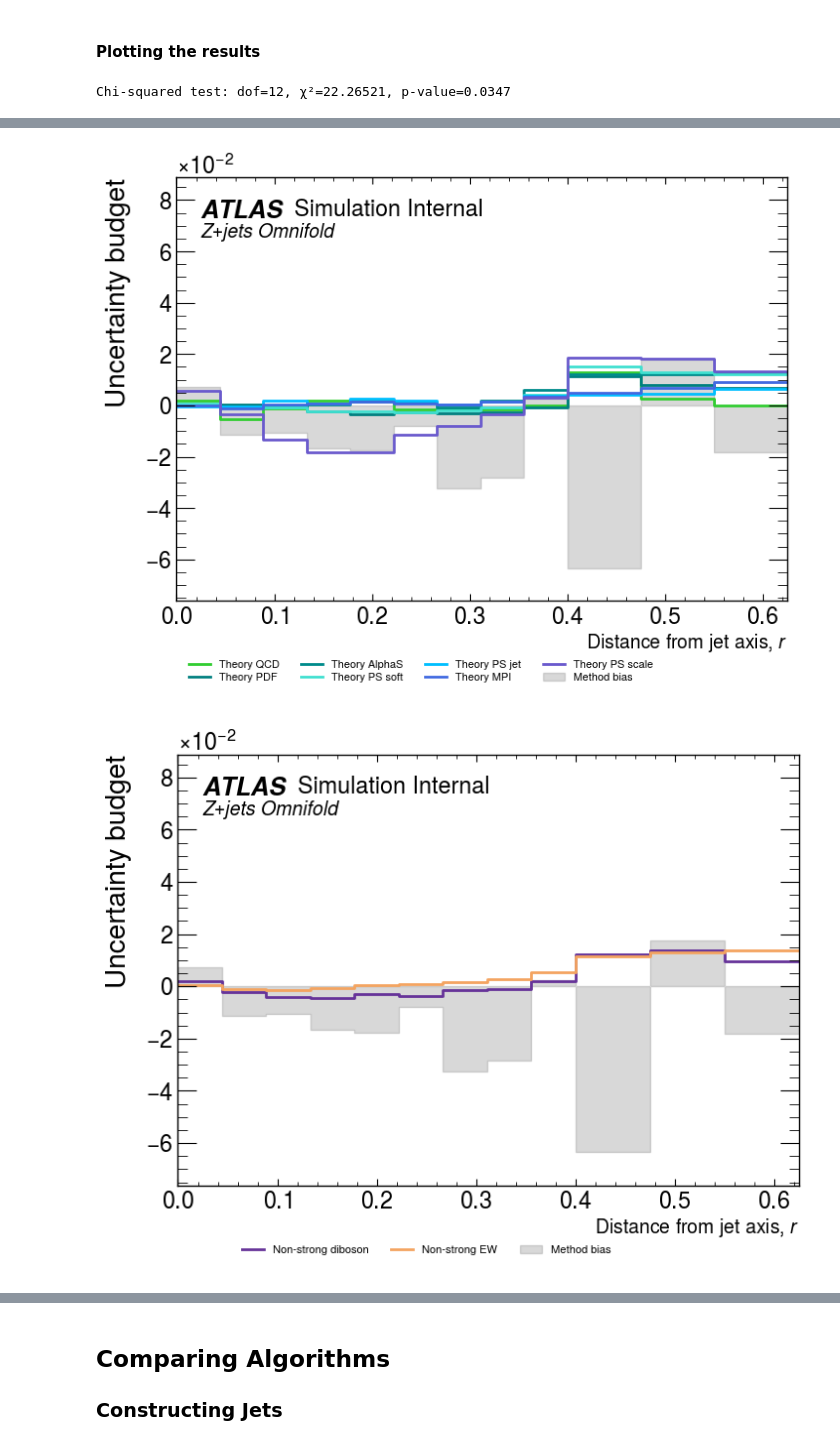
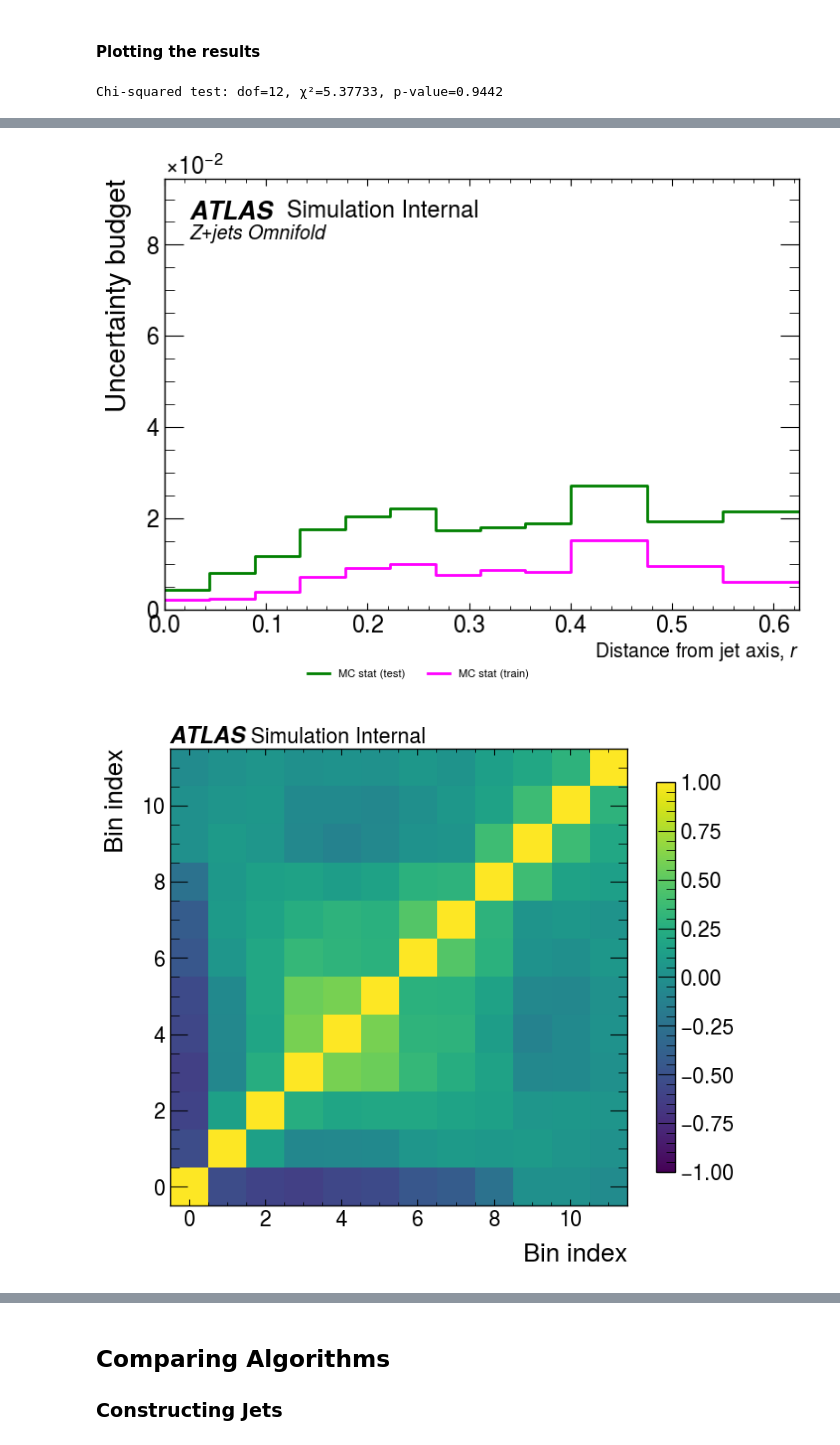
Before and after one commit to kgreif24/zjets_omnifold, a Jupyter notebook: analyze/jet_algo_plots_pd.ipynb, the cells around one changed output, grey strips where cells are left out. Drawn from its saved outputs; the diff is of its cells as text; code cells hidden in the pictures.

```diff
--- a/analyze/jet_algo_plots_pd.ipynb
+++ b/analyze/jet_algo_plots_pd.ipynb
@@ -183,8 +183,8 @@ mapping_sh = {
 # %%
 # Load all event data from ROOT files
 
-file_path = "/Applications/PhD/Omni_Files/"
-#file_path = "/pscratch/sd/m/mbsmith/Omni_Files/"
+#file_path = "/Applications/PhD/Omni_Files/"
+file_path = "/pscratch/sd/m/mbsmith/Omni_Files/"
 
 f_mg = uproot.open(file_path+"ZjetOmnifold_5Jul2025_MGPy8FxFxPlusNonStrong_syst_Test_withdd.root")
 t_mg = f_mg["OmniTree"]
@@ -480,18 +479,16 @@ if not load_hists:
+# %%
+save_hists = True
+if save_hists:
+    with open(file_path+"output/radial_profile_pd_truth_7May26.pkl", "wb") as f:
+        pickle.dump(radial_prof_pd_truth, f)
 # %% [markdown]
 #### Plotting the results
 # %%
-save_hists = False
 load_hists = True
-if save_hists:
-    with open(file_path+"output/radial_profile_omni_pd.pkl", "wb") as f:
-        pickle.dump(radial_prof_omni, f)
-    with open(file_path+"output/radial_profile_pd_truth.pkl", "wb") as f:
-        pickle.dump(radial_prof_pd_truth, f)
-
 if load_hists:
-    with open(os.path.join(file_path+"output/radial_profile_omni_pd.pkl"), "rb") as f:
+    with open(os.path.join(file_path+"output/radial_profile_omni_pd_7May26.pkl"), "rb") as f:
         radial_prof_omni = pickle.load(f)
-    with open(os.path.join(file_path+"output/radial_profile_pd_truth.pkl"), "rb") as f:
+    with open(os.path.join(file_path+"output/radial_profile_pd_truth_7May26.pkl"), "rb") as f:
         radial_prof_pd_truth = pickle.load(f)
 # %%
 r_edges  = np.concatenate([np.linspace(0, 0.4, 10),
@@ -513,7 +510,7 @@ formating_PD = {
 }
 
 
-pdf_name = "plots/pd/radial_profile_rho.pdf"
+pdf_name = "plots/pd/radial_profile_rho_7May26.pdf"
 draw_plot(
     omni_results = radial_prof_omni,
     results_list    = [radial_prof_pd_truth],
@@ -536,16 +533,34 @@ draw_plot(
 #     binning = r_edges,
 #     xlabel = plot_labels["radial_profile_rho"],
 #     group = "Theory",
-#     signed = True,
 #     target_hist = radial_prof_pd_truth
 # )
+
+draw_uncertainty_group(
+    omni_results = radial_prof_omni,
+    binning = r_edges,
+    xlabel = plot_labels["radial_profile_rho"],
+    group = "MC Stat",
+    #target_hist = radial_prof_pd_truth,
+    draw_cov_matrix = True,
+)
+
+draw_uncertainty_group(
+    omni_results = radial_prof_omni,
+    binning = r_edges,
+    xlabel = plot_labels["radial_profile_rho"],
+    group = "Data Stat",
+    target_hist = radial_prof_pd_truth,
+    draw_cov_matrix = True,
+)
+
+
 
 # draw_uncertainty_group(
 #     omni_results = radial_prof_omni,
 #     binning = r_edges,
 #     xlabel = plot_labels["radial_profile_rho"],
 #     group = "Non-strong",
-#     signed = True,
 #     target_hist = radial_prof_pd_truth
 # )
 # draw_uncertainty_group(
@@ -553,9 +568,8 @@ draw_plot(
 #     binning = r_edges,
 #     xlabel = plot_labels["radial_profile_rho"],
 #     group = "Unfolding",
-#     signed = True,
 #     smooth_hv = False,
 #     target_hist = radial_prof_pd_truth
 # )
 # %% [output]
-Chi-squared test: dof=12, χ²=22.26521, p-value=0.0347
+Chi-squared test: dof=12, χ²=5.37733, p-value=0.9442
@@ -565,2 +579,2 @@ Chi-squared test: dof=12, χ²=22.26521, p-value=0.0347
-[figure, old version]
+[figure, new version]
-[figure, old version]
+[figure, new version]
```
Also changed, not shown: parts of 19 cells of this notebook, 4 other files.
